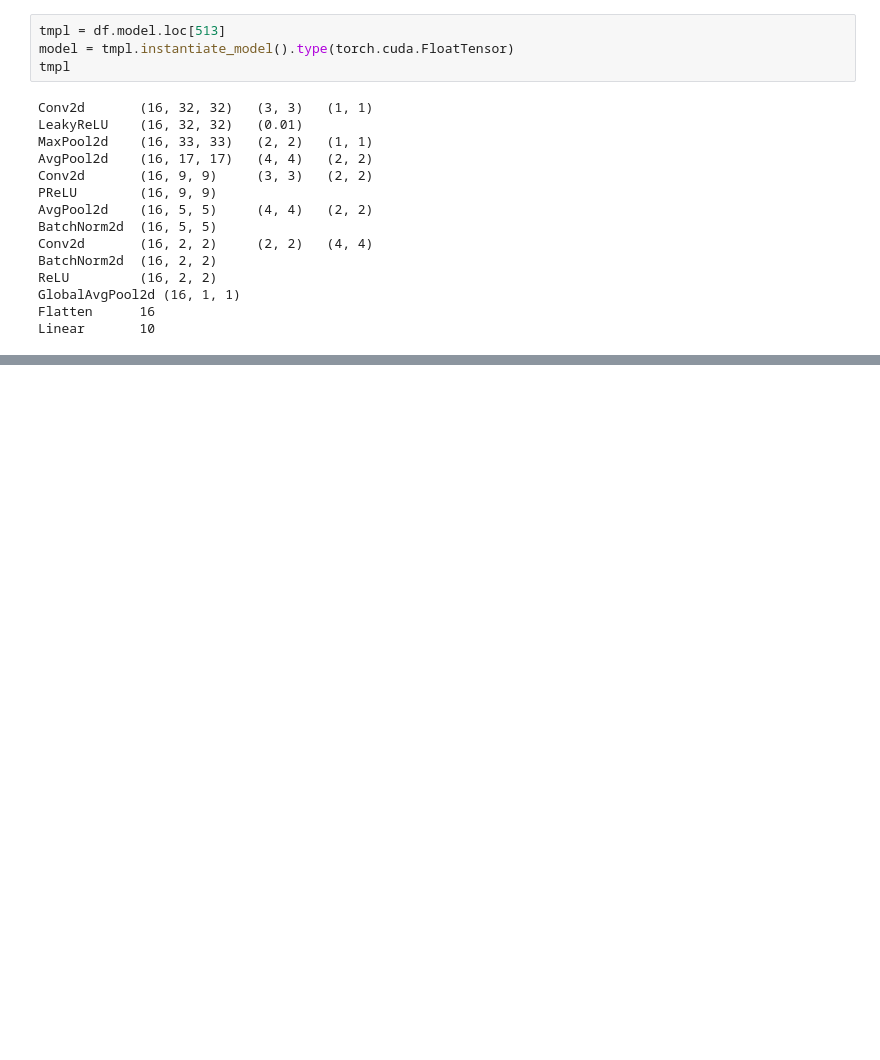
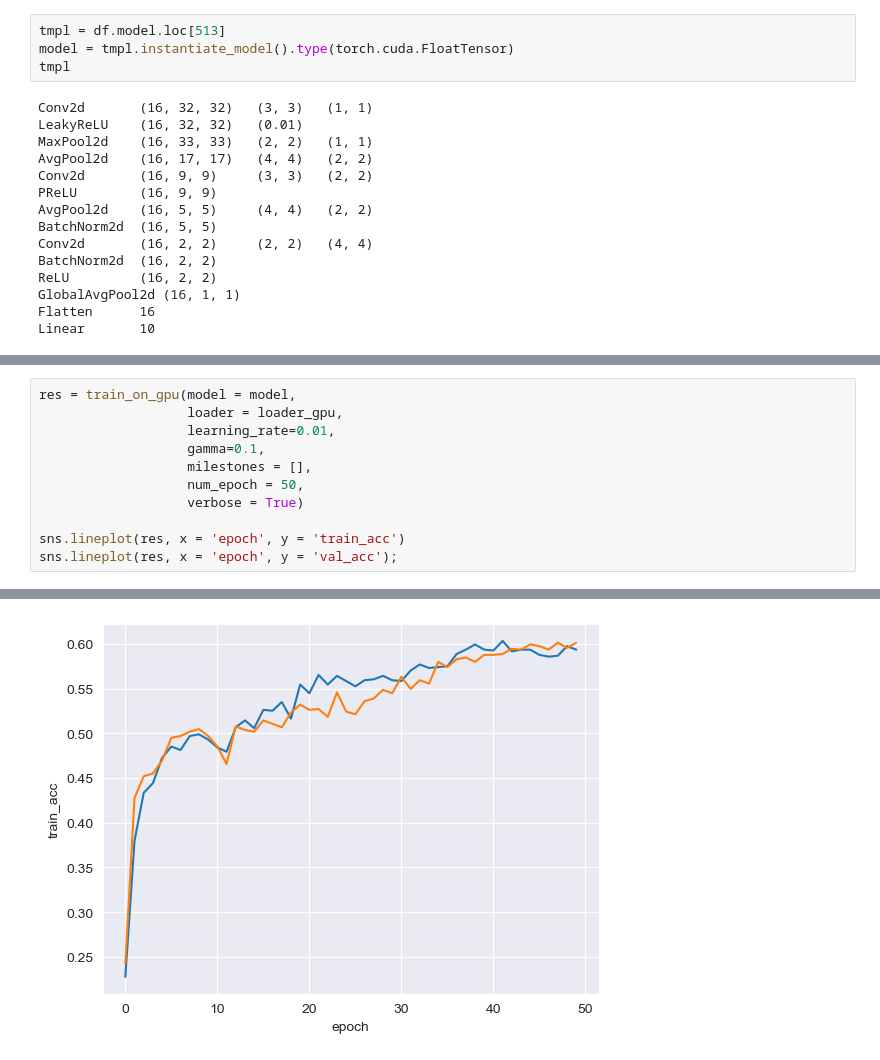
Before and after one commit to alkorolyov/sophius, a Jupyter notebook: notebooks/05_generate_models.ipynb, the cells around one changed output, grey strips where cells are left out. Saved outputs shown, nothing was run; the diff lists cells and outputs as text; blank space fills up the shorter version.

```diff
--- a/notebooks/05_generate_models.ipynb
+++ b/notebooks/05_generate_models.ipynb
@@ -250,0 +272,12 @@ sns.lineplot(res, x = 'epoch', y = 'val_acc');
+# %%
+res = train_on_gpu(model = model,
+                   loader = loader_gpu,
+                   learning_rate=0.01,
+                   gamma=0.1,
+                   milestones = [],
+                   num_epoch = 50,
+                   verbose = True)
+
+sns.lineplot(res, x = 'epoch', y = 'train_acc')
+sns.lineplot(res, x = 'epoch', y = 'val_acc');
+# %% [output]
@@ -250,0 +287 @@ sns.lineplot(res, x = 'epoch', y = 'val_acc');
+[figure, added]
```
Also changed, not shown: parts of 10 cells of this notebook, 2 other files.
